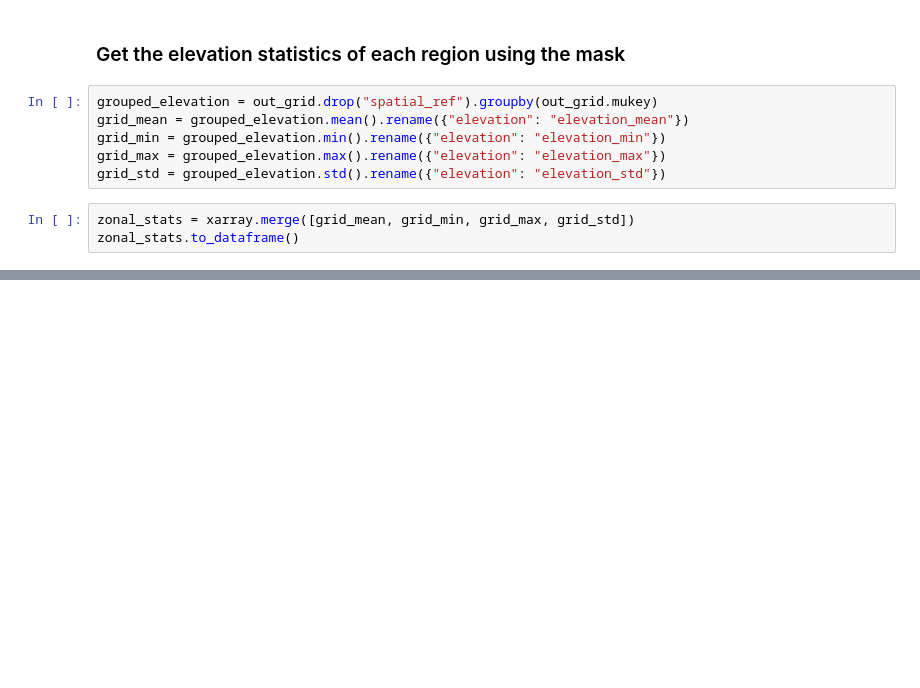
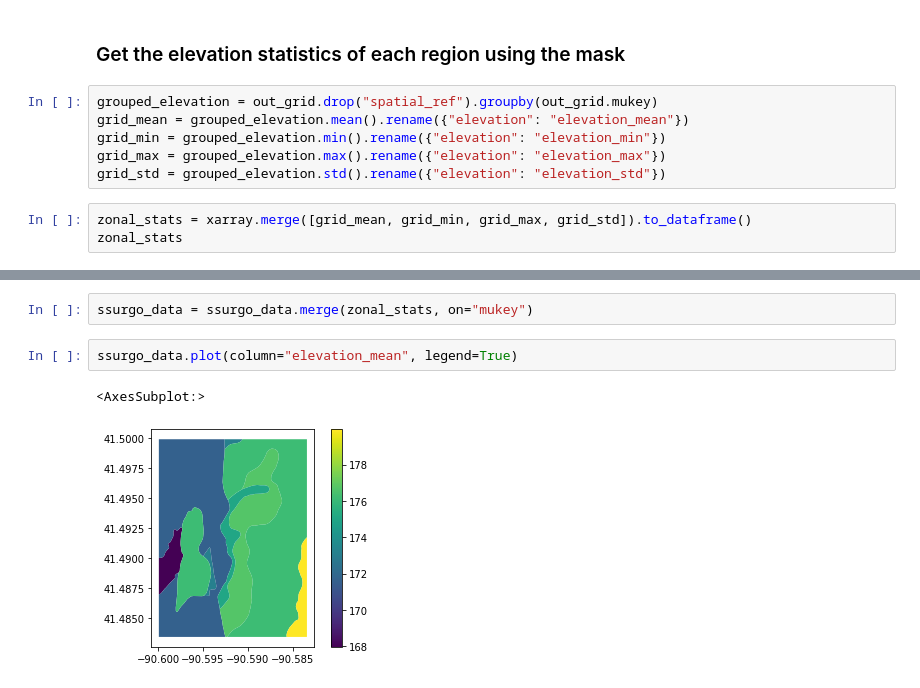
Before and after one commit to corteva/geocube, a Jupyter notebook: latest/examples/zonal_statistics.ipynb, the cells around one changed output, grey strips where cells are left out. Saved outputs shown, nothing was run; the diff lists cells and outputs as text; blank space fills up the shorter version.

```diff
--- a/latest/examples/zonal_statistics.ipynb
+++ b/latest/examples/zonal_statistics.ipynb
@@ -61,8 +75,8 @@ grid_min = grouped_elevation.min().rename({"elevation": "elevation_min"})
 grid_max = grouped_elevation.max().rename({"elevation": "elevation_max"})
 grid_std = grouped_elevation.std().rename({"elevation": "elevation_std"})
 # %%
-zonal_stats = xarray.merge([grid_mean, grid_min, grid_max, grid_std])
-zonal_stats.to_dataframe()
+zonal_stats = xarray.merge([grid_mean, grid_min, grid_max, grid_std]).to_dataframe()
+zonal_stats
 # %% [output]
 |  | elevation_mean | elevation_min | elevation_max | elevation_std |
 | mukey |  |  |  |  |
@@ -75,0 +90,7 @@ zonal_stats.to_dataframe()
+# %%
+ssurgo_data = ssurgo_data.merge(zonal_stats, on="mukey")
+# %%
+ssurgo_data.plot(column="elevation_mean", legend=True)
+# %% [output]
+<AxesSubplot:>
+[figure, added]
```
Also changed, not shown: parts of 11 cells of this notebook, 14 other files.
